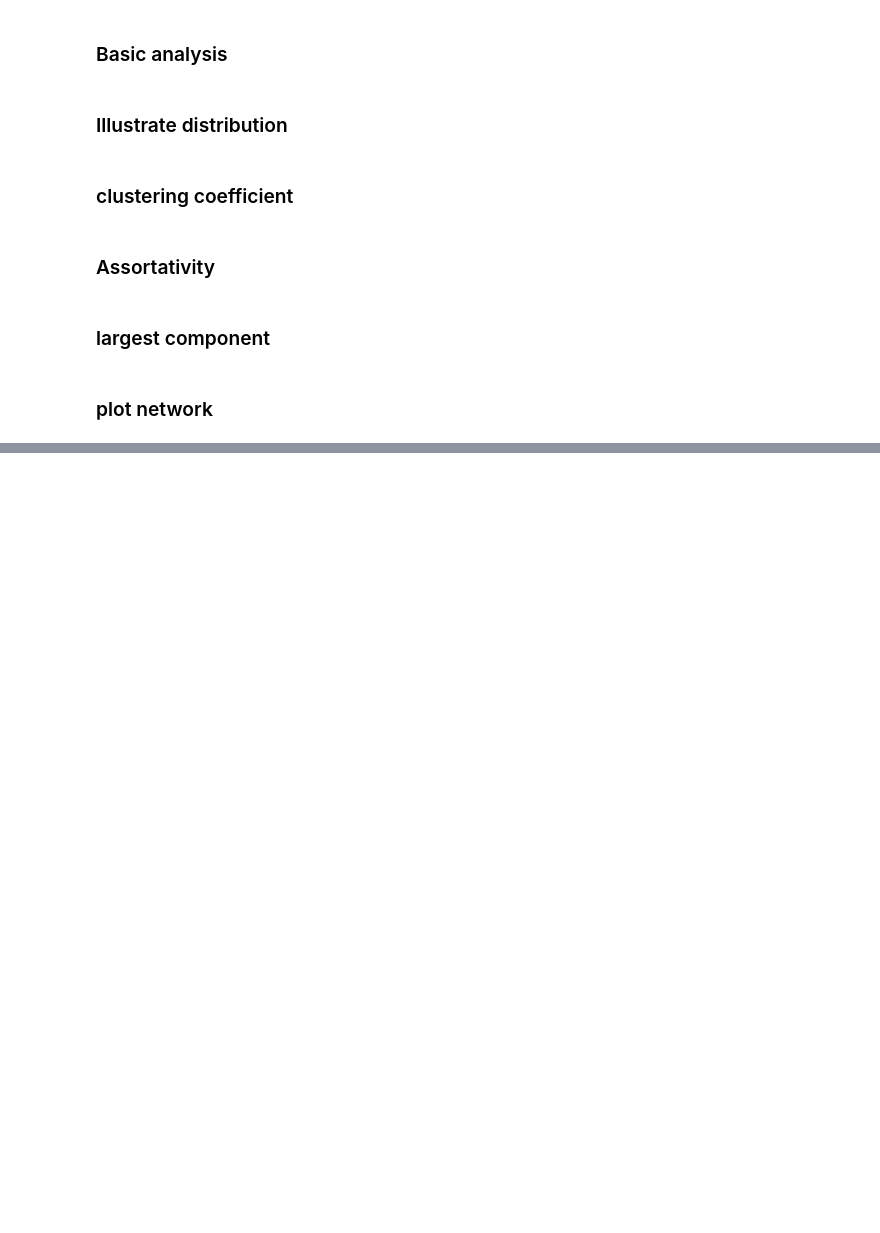
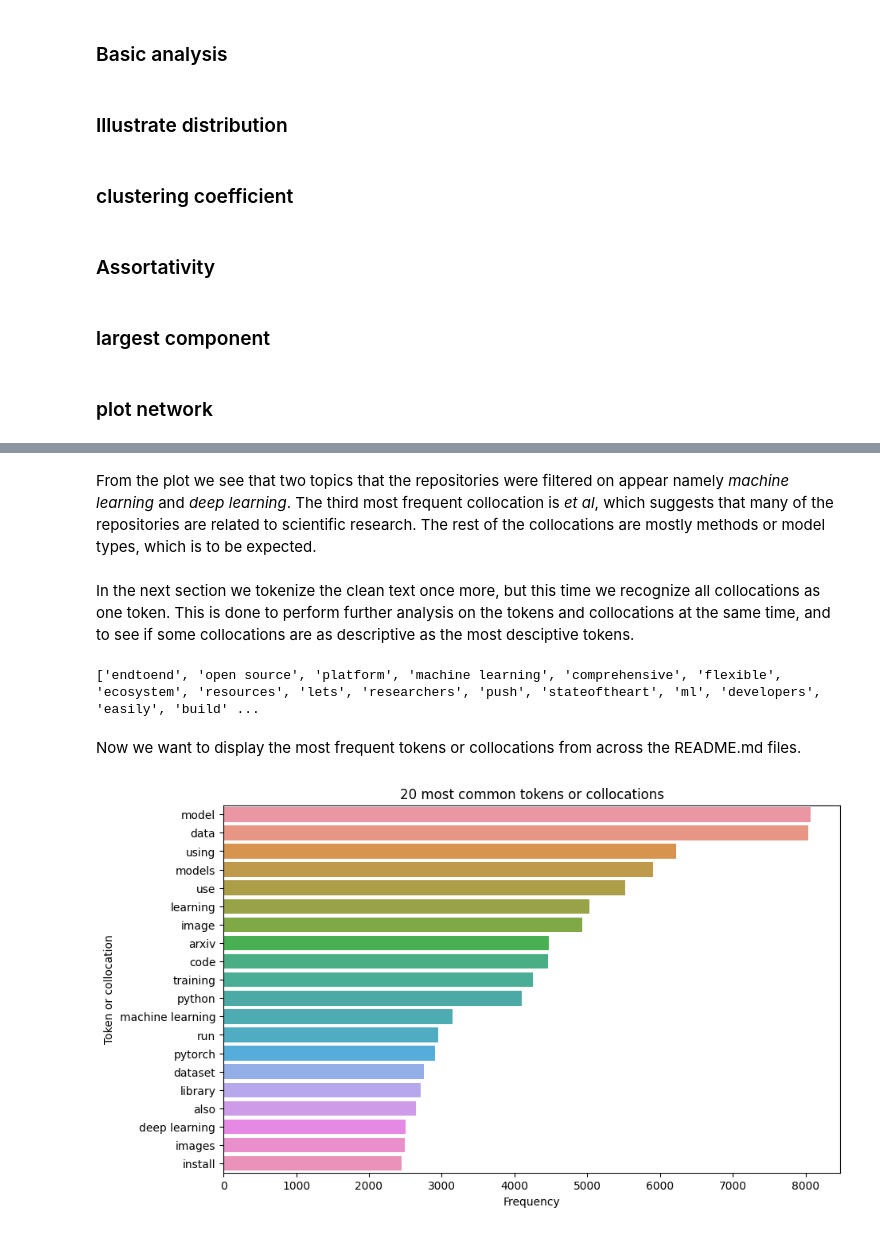
Before and after one commit to Valdehh/CSS_Group4.github.io, a Jupyter notebook: explainer_notebook.ipynb, the cells around one changed output, grey strips where cells are left out. Saved outputs shown, nothing was run; the diff lists cells and outputs as text; code cells hidden in the pictures; blank space fills up the shorter version.

```diff
--- a/explainer_notebook.ipynb
+++ b/explainer_notebook.ipynb
@@ -738,0 +1149,4 @@ nw.draw_netwulf(stylized_network)
+# %% [markdown]
+From the plot we see that two topics that the repositories were filtered on appear namely _machine learning_ and _deep learning_. The third most frequent collocation is _et al_, which suggests that many of the repositories are related to scientific research. The rest of the collocations are mostly methods or model types, which is to be expected.
+# %% [markdown]
+In the next section we tokenize the clean text once more, but this time we recognize all collocations as one token. This is done to perform further analysis on the tokens and collocations at the same time, and to see if some collocations are as descriptive as the most desciptive tokens.
@@ -738,0 +1180,33 @@ nw.draw_netwulf(stylized_network)
+# %%
+# Apply the function to the 'readme_raw' column
+df_repositories_readme_english['tokens_mwe'] = df_repositories_readme_english['readme_clean'].apply(tokenize_text_mwe)
+
+# Display the tokens for the first repository
+print(df_repositories_readme_english['tokens_mwe'].iloc[0])
+# %% [output]
+['endtoend', 'open source', 'platform', 'machine learning', 'comprehensive', 'flexible', 'ecosystem', 'resources', 'lets', 'researchers', 'push', 'stateoftheart', 'ml', 'developers', 'easily', 'build' ...
+# %% [markdown]
+Now we want to display the most frequent tokens or collocations from across the README.md files.
+# %%
+# Create a list of all mwe tokens
+all_tokens_mwe = df_repositories_readme_english['tokens_mwe'].sum()
+
+# Count the frequency of each mwe token
+token_counts_mwe = Counter(all_tokens_mwe)
+
+# Sort the mwe tokens by frequency
+tokens_mwe, frequencies_mwe = zip(*token_counts_mwe.most_common())
+
+# Get the 20 most common mwe tokens
+most_common_tokens_mwe = tokens_mwe[:20]
+most_common_frequencies_mwe = frequencies_mwe[:20]
+
+# Plot the 20 most common mwe tokens
+plt.figure(figsize=(10, 6))
+sns.barplot(x=list(most_common_frequencies_mwe), y=list(most_common_tokens_mwe))
+plt.xlabel('Frequency')
+plt.ylabel('Token or collocation')
+plt.title('20 most common tokens or collocations')
+plt.show()
+# %% [output]
+[figure, added]
```
Also changed, not shown: parts of 48 cells of this notebook.
